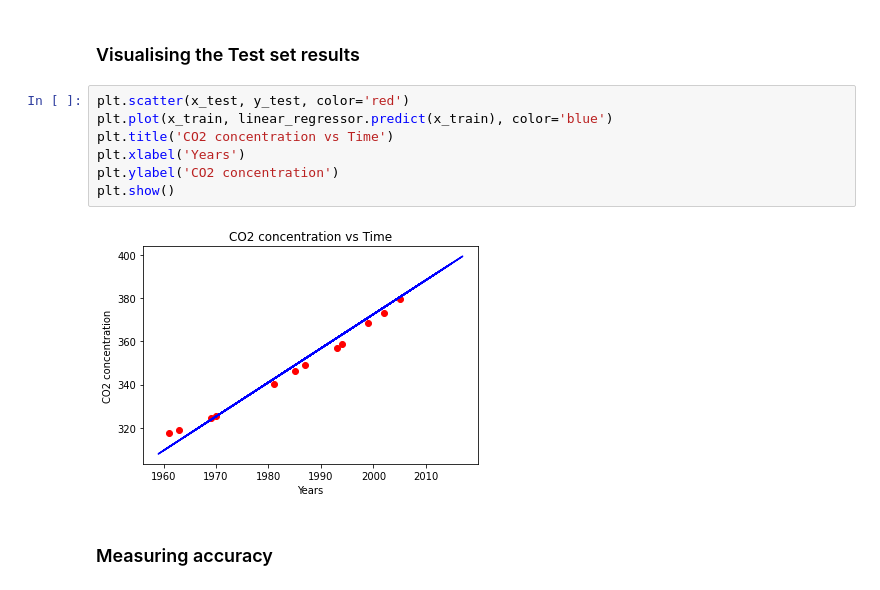
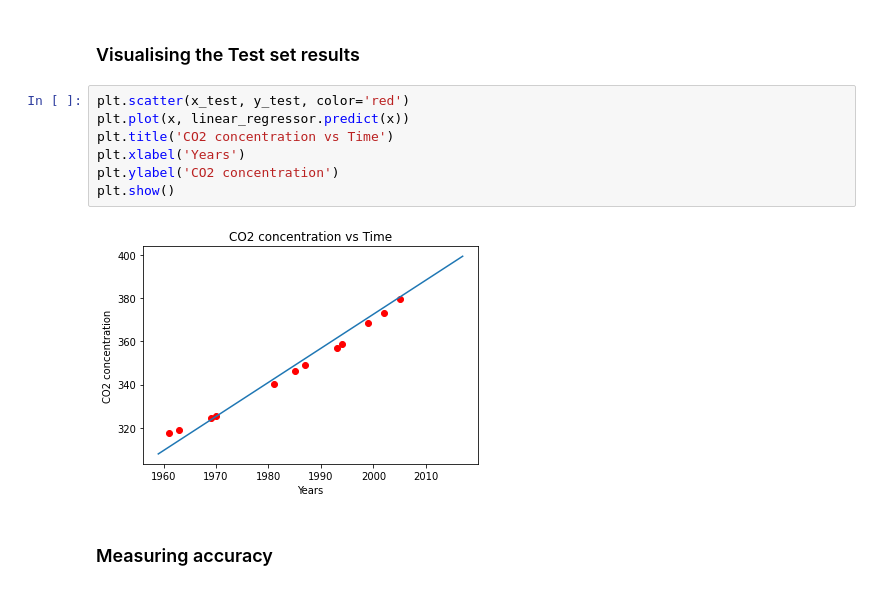
Before and after one commit to LeudoNeto/dangerous-co2-conc-predict, a Jupyter notebook: co2.ipynb, the cells around one changed output. Drawn from its saved outputs; the diff is of its cells as text.

Commit message:
whole dataset on plt.plot

```diff
--- a/co2.ipynb
+++ b/co2.ipynb
@@ -81,13 +81,13 @@ LinearRegression()
 ### Visualising the Test set results
 # %%
 plt.scatter(x_test, y_test, color='red')
-plt.plot(x_train, linear_regressor.predict(x_train), color='blue')
+plt.plot(x, linear_regressor.predict(x))
 plt.title('CO2 concentration vs Time')
 plt.xlabel('Years')
 plt.ylabel('CO2 concentration')
 plt.show()
 # %% [output]
-[figure, old version]
+[figure, new version]
 # %% [markdown]
 ### Measuring accuracy
 # %%
```
Also changed, not shown: parts of 1 cell of this notebook.
